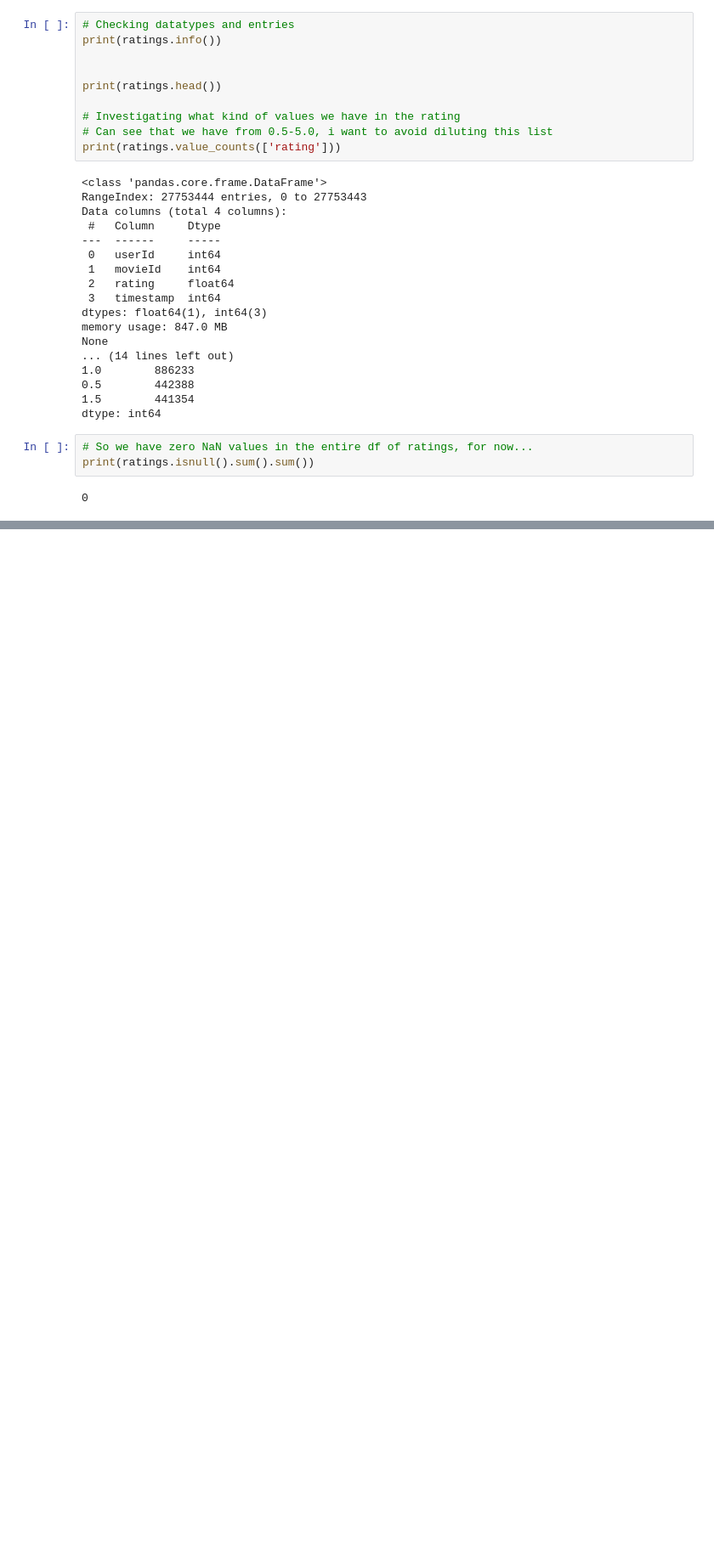
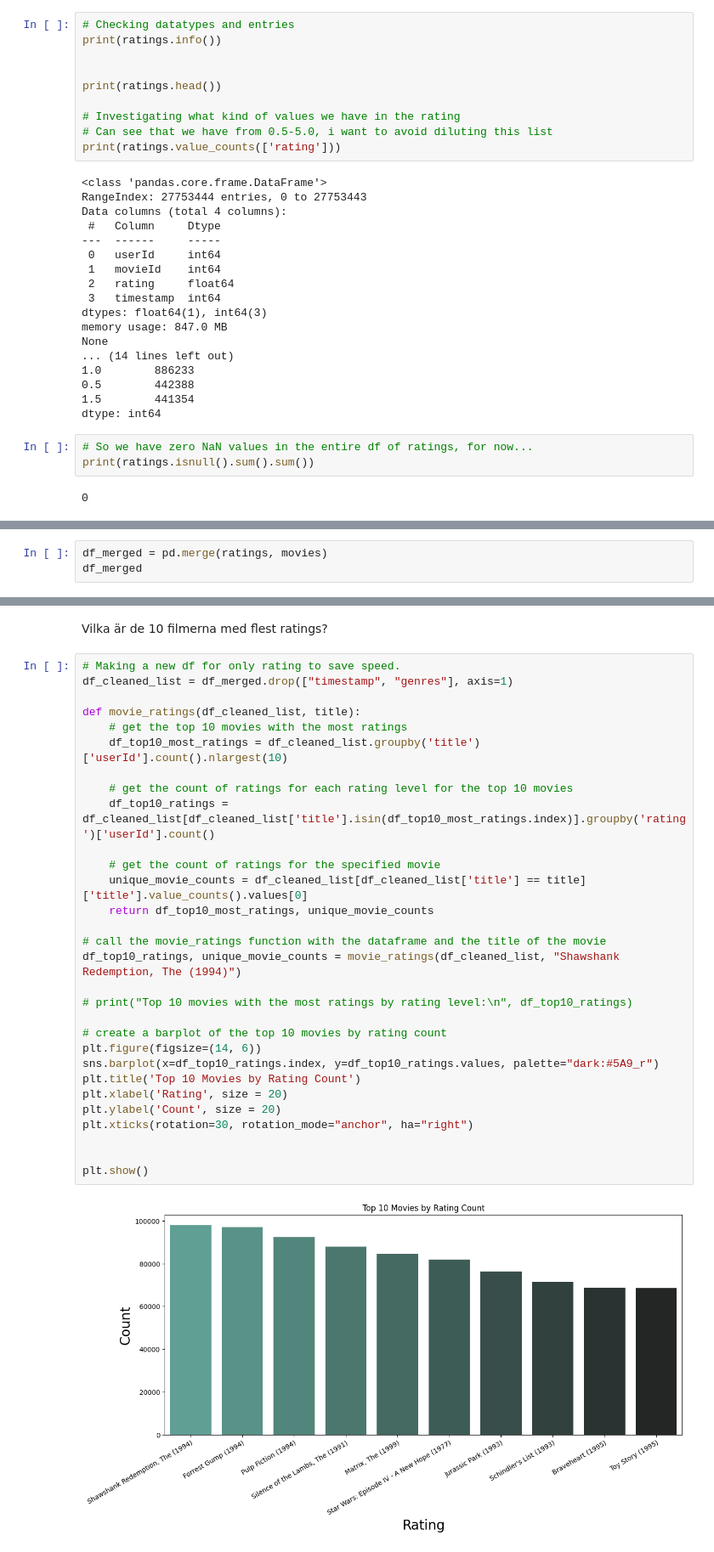
Before and after one commit to JoelOscarsson/Machine-Learning, a Jupyter notebook: Projects/Recommender-System.ipynb, the cells around one changed output, grey strips where cells are left out. Shown at 85% size. Saved outputs shown, nothing was run; the diff lists cells and outputs as text; blank space fills up the shorter version.

Commit message:
lab plotting

```diff
--- a/Projects/Recommender-System.ipynb
+++ b/Projects/Recommender-System.ipynb
@@ -94,0 +116,3 @@ print(ratings.isnull().sum().sum())
+# %%
+df_merged = pd.merge(ratings, movies)
+df_merged
@@ -94,0 +133,34 @@ print(ratings.isnull().sum().sum())
+# %% [markdown]
+Vilka är de 10 filmerna med flest ratings?
+# %%
+# Making a new df for only rating to save speed.
+df_cleaned_list = df_merged.drop(["timestamp", "genres"], axis=1)
+
+def movie_ratings(df_cleaned_list, title):
+    # get the top 10 movies with the most ratings
+    df_top10_most_ratings = df_cleaned_list.groupby('title')['userId'].count().nlargest(10)
+
+    # get the count of ratings for each rating level for the top 10 movies
+    df_top10_ratings = df_cleaned_list[df_cleaned_list['title'].isin(df_top10_most_ratings.index)].groupby('rating')['userId'].count()
+
+    # get the count of ratings for the specified movie
+    unique_movie_counts = df_cleaned_list[df_cleaned_list['title'] == title]['title'].value_counts().values[0]
+    return df_top10_most_ratings, unique_movie_counts
+
+# call the movie_ratings function with the dataframe and the title of the movie
+df_top10_ratings, unique_movie_counts = movie_ratings(df_cleaned_list, "Shawshank Redemption, The (1994)")
+
+# print("Top 10 movies with the most ratings by rating level:\n", df_top10_ratings)
+
+# create a barplot of the top 10 movies by rating count
+plt.figure(figsize=(14, 6))
+sns.barplot(x=df_top10_ratings.index, y=df_top10_ratings.values, palette="dark:#5A9_r")
+plt.title('Top 10 Movies by Rating Count')
+plt.xlabel('Rating', size = 20)
+plt.ylabel('Count', size = 20)
+plt.xticks(rotation=30, rotation_mode="anchor", ha="right")
+
+
+plt.show()
+# %% [output]
+[figure, added]
```
Also changed, not shown: parts of 10 cells of this notebook.
